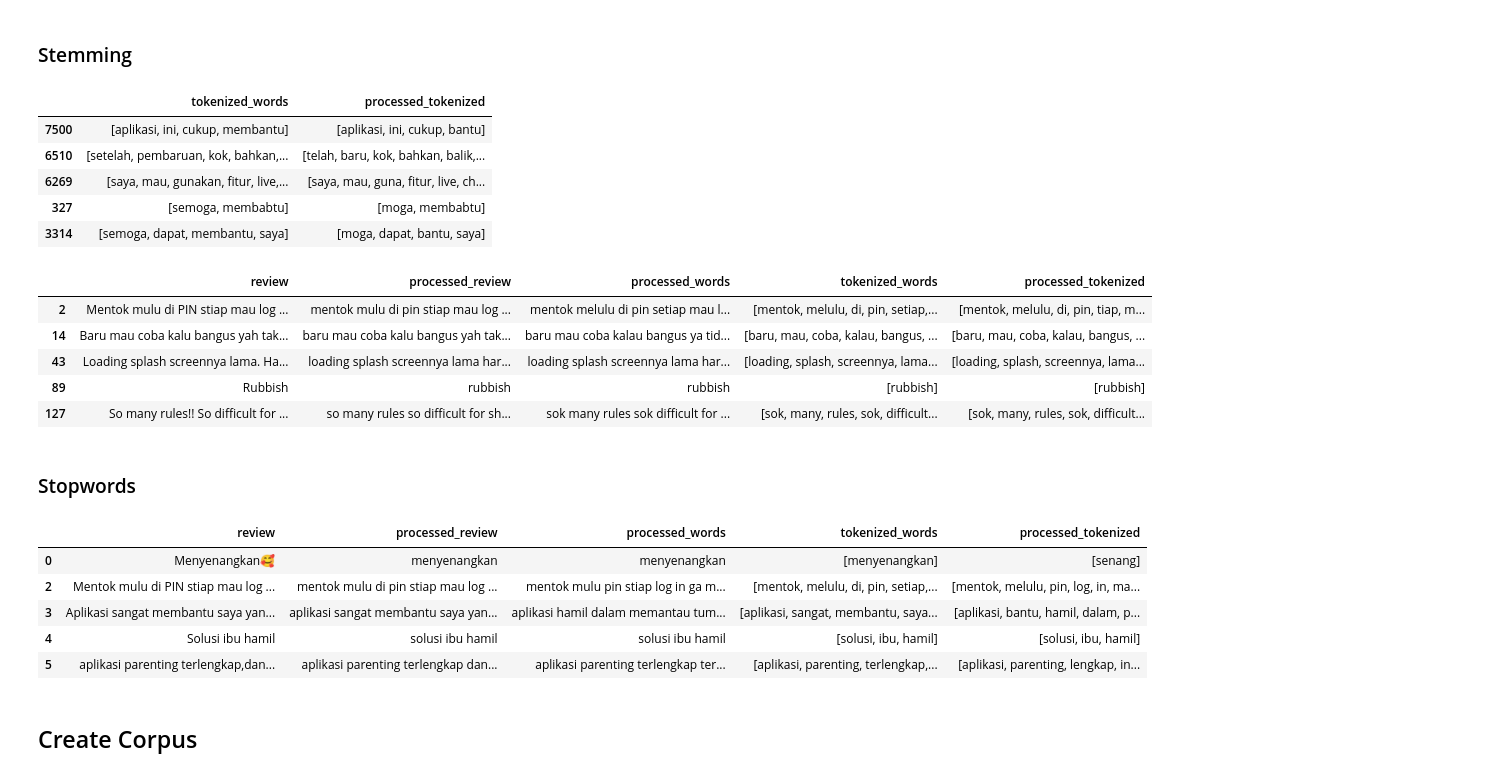
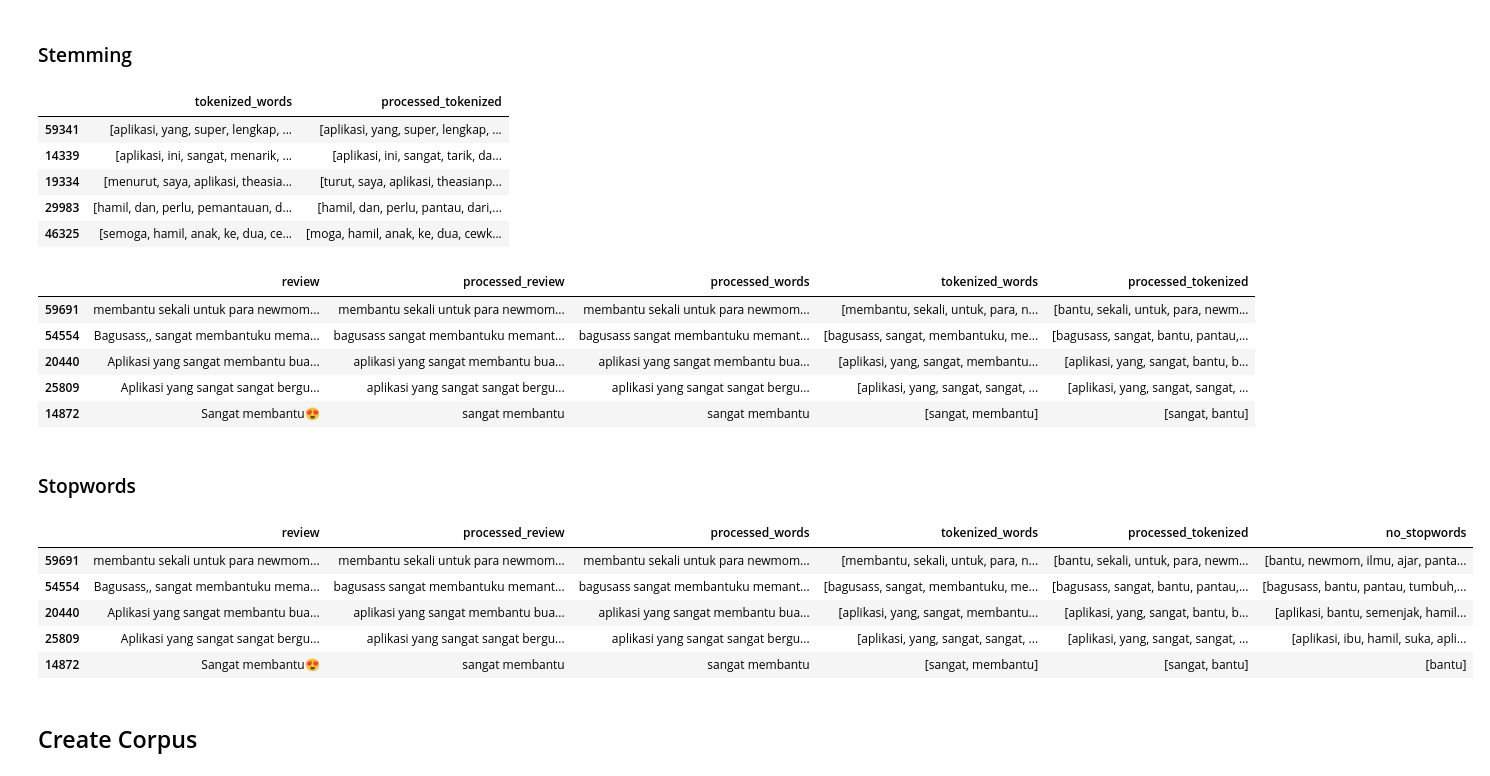
Before and after one commit to radyadhewa/gcn-for-app-reviews, a Jupyter notebook: preprocessing/preprocess.ipynb, the cells around one changed output. Saved outputs shown, nothing was run; the diff lists cells and outputs as text; code cells hidden in the pictures.

```diff
--- a/preprocessing/preprocess.ipynb
+++ b/preprocessing/preprocess.ipynb
@@ -199,0 +279,3 @@ kmil 1
+# %%
+df['processed_words'] = df['processed_review'].apply(correct_sentence)
+df[df['processed_review'] != df['processed_words']].sample(5)
@@ -221,6 +310,6 @@ def normalize_slang(text):
     normalized_text = ' '.join([combined_slang_dict.get(word, word) for word in words])
     return normalized_text
 # %%
-df_aft_covid['processed_words'] = df_aft_covid['processed_review'].apply(normalize_slang)
-df_aft_covid[df_aft_covid['processed_review'] != df_aft_covid['processed_words']].sample(5)
+df['processed_words'] = df['processed_review'].apply(normalize_slang)
+df[['processed_review', 'processed_words']][df['processed_review'] != df['processed_words']].sample(5)
 # %% [output]
@@ -243,5 +334,5 @@ it even fix the "bumil" to a normalize "ibu hamil" ANJAAAAAYYYYYYYYYYYYYY
 tokenizer = TreebankWordTokenizer()
 
 # apply
-df_aft_covid['tokenized_words'] = df_aft_covid['processed_words'].apply(tokenizer.tokenize)
+df['tokenized_words'] = df['processed_words'].apply(tokenizer.tokenize)
 # %%
@@ -274,27 +365,27 @@ def custom_stem(word):
 # %%
 # apply
 tqdm.pandas()
-df_aft_covid['processed_tokenized'] = df_aft_covid['tokenized_words'].progress_apply(
+df['processed_tokenized'] = df['tokenized_words'].progress_apply(
     lambda words: [custom_stem(word) for word in words]
 )
 
-df_aft_covid[['tokenized_words', 'processed_tokenized']][df_aft_covid['tokenized_words'] != df_aft_covid['processed_tokenized']].sample(5)
+df[['tokenized_words', 'processed_tokenized']][df['tokenized_words'] != df['processed_tokenized']].sample(5)
 # %% [output]
 |  | tokenized_words | processed_tokenized |
-| 7500 | [aplikasi, ini, cukup, membantu] | [aplikasi, ini, cukup, bantu] |
-| 6510 | [setelah, pembaruan, kok, bahkan,... | [telah, baru, kok, bahkan, balik,... |
-| 6269 | [saya, mau, gunakan, fitur, live,... | [saya, mau, guna, fitur, live, ch... |
-| 327 | [semoga, membabtu] | [moga, membabtu] |
-| 3314 | [semoga, dapat, membantu, saya] | [moga, dapat, bantu, saya] |
+| 59341 | [aplikasi, yang, super, lengkap, ... | [aplikasi, yang, super, lengkap, ... |
+| 14339 | [aplikasi, ini, sangat, menarik, ... | [aplikasi, ini, sangat, tarik, da... |
+| 19334 | [menurut, saya, aplikasi, theasia... | [turut, saya, aplikasi, theasianp... |
+| 29983 | [hamil, dan, perlu, pemantauan, d... | [hamil, dan, perlu, pantau, dari,... |
+| 46325 | [semoga, hamil, anak, ke, dua, ce... | [moga, hamil, anak, ke, dua, cewk... |
 # %%
-df_aft_covid.head()
+df.head()
 # %% [output]
 |  | review | processed_review | processed_words | tokenized_words | processed_tokenized |
-| 2 | Mentok mulu di PIN stiap mau log ... | mentok mulu di pin stiap mau log ... | mentok melulu di pin setiap mau l... | [mentok, melulu, di, pin, setiap,... | [mentok, melulu, di, pin, tiap, m... |
-| 14 | Baru mau coba kalu bangus yah tak... | baru mau coba kalu bangus yah tak... | baru mau coba kalau bangus ya tid... | [baru, mau, coba, kalau, bangus, ... | [baru, mau, coba, kalau, bangus, ... |
-| 43 | Loading splash screennya lama. Ha... | loading splash screennya lama har... | loading splash screennya lama har... | [loading, splash, screennya, lama... | [loading, splash, screennya, lama... |
-| 89 | Rubbish | rubbish | rubbish | [rubbish] | [rubbish] |
-| 127 | So many rules!! So difficult for ... | so many rules so difficult for sh... | sok many rules sok difficult for ... | [sok, many, rules, sok, difficult... | [sok, many, rules, sok, difficult... |
+| 59691 | membantu sekali untuk para newmom... | membantu sekali untuk para newmom... | membantu sekali untuk para newmom... | [membantu, sekali, untuk, para, n... | [bantu, sekali, untuk, para, newm... |
+| 54554 | Bagusass,, sangat membantuku mema... | bagusass sangat membantuku memant... | bagusass sangat membantuku memant... | [bagusass, sangat, membantuku, me... | [bagusass, sangat, bantu, pantau,... |
+| 20440 | Aplikasi yang sangat membantu bua... | aplikasi yang sangat membantu bua... | aplikasi yang sangat membantu bua... | [aplikasi, yang, sangat, membantu... | [aplikasi, yang, sangat, bantu, b... |
+| 25809 | Aplikasi yang sangat sangat bergu... | aplikasi yang sangat sangat bergu... | aplikasi yang sangat sangat bergu... | [aplikasi, yang, sangat, sangat, ... | [aplikasi, yang, sangat, sangat, ... |
+| 14872 | Sangat membantu😍 | sangat membantu | sangat membantu | [sangat, membantu] | [sangat, bantu] |
 # %% [markdown]
 ### Stopwords
 # %%
@@ -311,18 +402,18 @@ def remove_stopwords(tokenized_text, stop_words):
 # %%
 # Load stopwords
 stop_words = load_stopwords('D:/Coding/school/thesis dhewa/preprocessing/resources/combined_stop_words.txt')
 
 # apply
-df_aft_covid['processed_tokenized'] = df_aft_covid['processed_tokenized'].progress_apply(lambda text: remove_stopwords(text, stop_words))
+df['no_stopwords'] = df['processed_tokenized'].progress_apply(lambda text: remove_stopwords(text, stop_words))
 
-df_aft_covid.head()
+df.head()
 # %% [output]
-|  | review | processed_review | processed_words | tokenized_words | processed_tokenized |
-| 0 | Menyenangkan🥰 | menyenangkan | menyenangkan | [menyenangkan] | [senang] |
-| 2 | Mentok mulu di PIN stiap mau log ... | mentok mulu di pin stiap mau log ... | mentok mulu pin stiap log in ga m... | [mentok, melulu, di, pin, setiap,... | [mentok, melulu, pin, log, in, ma... |
-| 3 | Aplikasi sangat membantu saya yan... | aplikasi sangat membantu saya yan... | aplikasi hamil dalam memantau tum... | [aplikasi, sangat, membantu, saya... | [aplikasi, bantu, hamil, dalam, p... |
-| 4 | Solusi ibu hamil | solusi ibu hamil | solusi ibu hamil | [solusi, ibu, hamil] | [solusi, ibu, hamil] |
-| 5 | aplikasi parenting terlengkap,dan... | aplikasi parenting terlengkap dan... | aplikasi parenting terlengkap ter... | [aplikasi, parenting, terlengkap,... | [aplikasi, parenting, lengkap, in... |
+|  | review | processed_review | processed_words | tokenized_words | processed_tokenized | no_stopwords |
+| 59691 | membantu sekali untuk para newmom... | membantu sekali untuk para newmom... | membantu sekali untuk para newmom... | [membantu, sekali, untuk, para, n... | [bantu, sekali, untuk, para, newm... | [bantu, newmom, ilmu, ajar, panta... |
+| 54554 | Bagusass,, sangat membantuku mema... | bagusass sangat membantuku memant... | bagusass sangat membantuku memant... | [bagusass, sangat, membantuku, me... | [bagusass, sangat, bantu, pantau,... | [bagusass, bantu, pantau, tumbuh,... |
+| 20440 | Aplikasi yang sangat membantu bua... | aplikasi yang sangat membantu bua... | aplikasi yang sangat membantu bua... | [aplikasi, yang, sangat, membantu... | [aplikasi, yang, sangat, bantu, b... | [aplikasi, bantu, semenjak, hamil... |
+| 25809 | Aplikasi yang sangat sangat bergu... | aplikasi yang sangat sangat bergu... | aplikasi yang sangat sangat bergu... | [aplikasi, yang, sangat, sangat, ... | [aplikasi, yang, sangat, sangat, ... | [aplikasi, ibu, hamil, suka, apli... |
+| 14872 | Sangat membantu😍 | sangat membantu | sangat membantu | [sangat, membantu] | [sangat, bantu] | [bantu] |
 # %% [markdown]
 ## Create Corpus
 # %%
```
Also changed, not shown: parts of 45 cells of this notebook, 8 other files.
